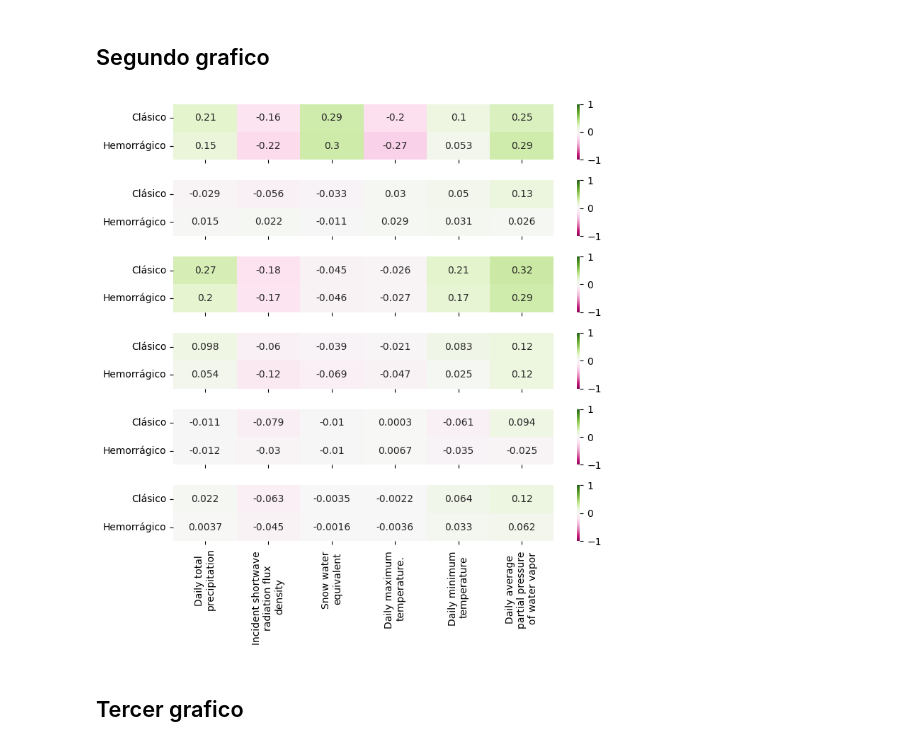
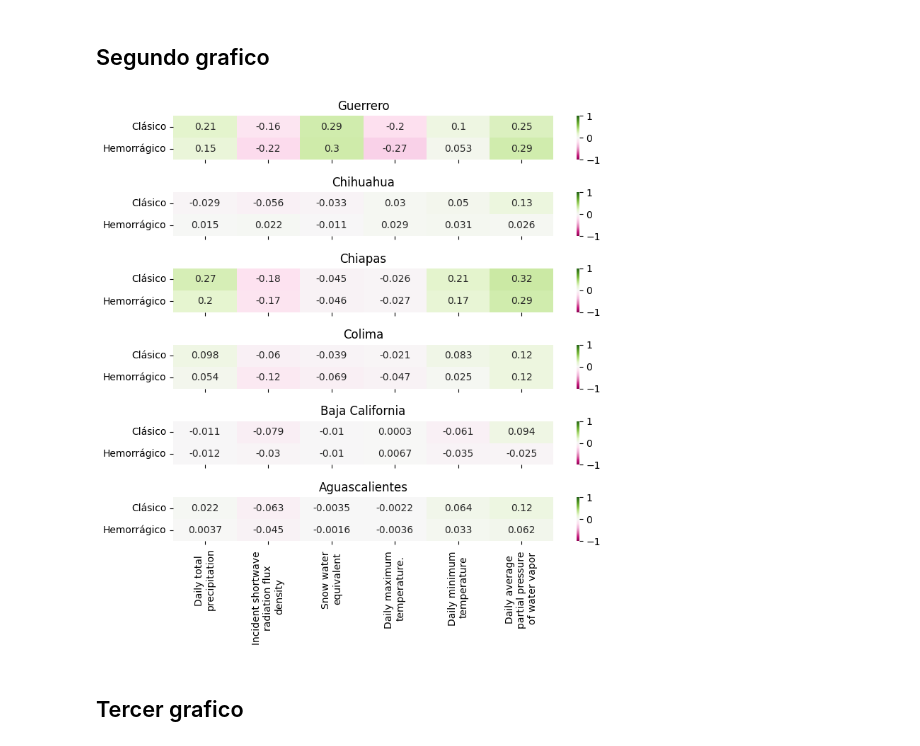
Before and after one commit to pcorner10/denguetemp2022, a Jupyter notebook: dengueTemperatura.ipynb, the cells around one changed output. Cells and saved outputs as stored; diff of their text form; code cells hidden in the pictures.

```diff
--- a/dengueTemperatura.ipynb
+++ b/dengueTemperatura.ipynb
@@ -488,34 +488,35 @@ dict_daymetcols = {
     "swe":"Snow water \nequivalent",
     "tmax":"Daily maximum \ntemperature.",
     "tmin":"Daily minimum \ntemperature",
     "vp":"Daily average \npartial pressure \nof water vapor",
 }
 selected = ['Clásico', 'Hemorrágico',
       'dayl', 'prcp',
        'srad', 'swe', 'tmax', 'tmin', 'vp']
 
 
 nrows = 6
 ncols = 1
 fig, ax = plt.subplots(nrows=nrows, ncols=ncols, figsize=(8,8), sharey=True, sharex=True)
 
 i = 0
 for r in range(nrows):
 
     state = lista_ISR.index[i]
     ISR_value = lista_ISR.values[i]
     df_i = dfISR_worst[dfISR_worst["Entidad federativa"]==state].copy()
     df_i = df_i[selected].corr().iloc[:2,3:]
 
+    ax[r].set_title(state)
     df_i.rename(columns=dict_daymetcols, inplace=True)
     sns.heatmap(df_i, ax=ax[r],annot=True, center=0, vmax=1, vmin=-1, cmap="PiYG")
     i += 1
 
 plt.tight_layout()
 #plt.savefig("heatmapcorr.png", dpi=300)
 plt.show()
 # %% [output]
-[figure, old version]
+[figure, new version]
 # %% [markdown]
 ## Tercer grafico
 # %%
```
Also changed, not shown: parts of 3 cells of this notebook.
